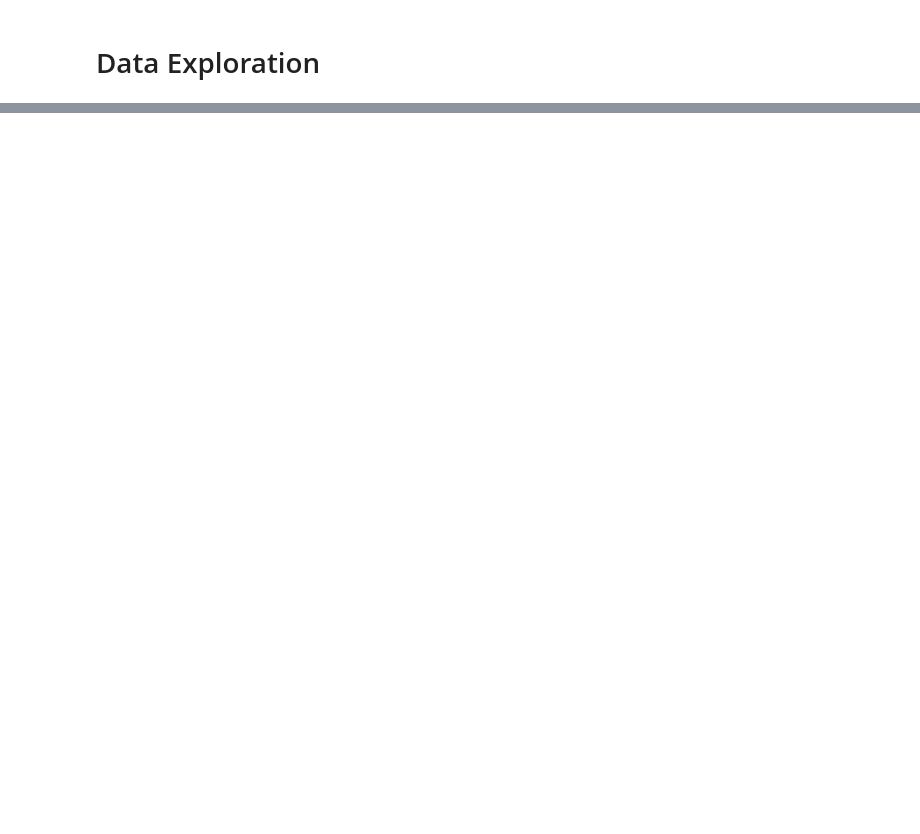
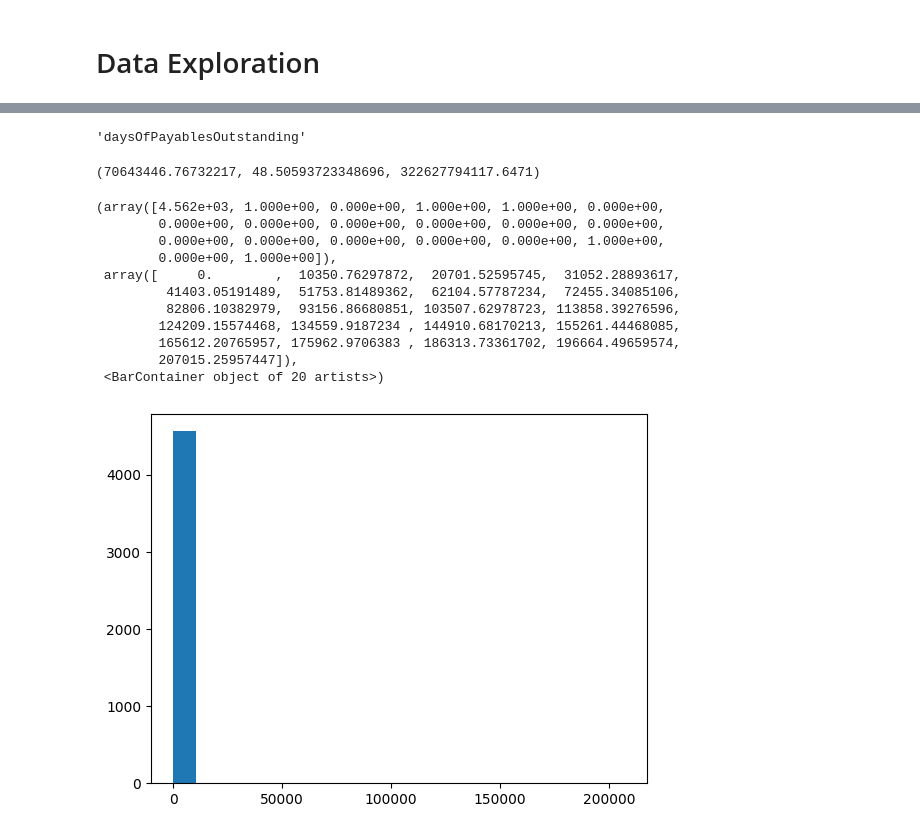
Before and after one commit to akin-aroge/dividend-cut-predictor, a Jupyter notebook: notebooks/01-data-exploration.ipynb, the cells around one changed output, grey strips where cells are left out. Cells and saved outputs as stored; diff of their text form; code cells hidden in the pictures; blank space fills up the shorter version.

```diff
--- a/notebooks/01-data-exploration.ipynb
+++ b/notebooks/01-data-exploration.ipynb
@@ -74,20 +134,0 @@ corrmat
-# %%
-label_col_name = 'dps_change_next_year'
-temp_df = (raw_data.select_dtypes(include=np.float_)
- .drop(labels=label_col_name, axis=1))
-
-def get_collinear_columns(df, thresh:float=0.99):
-
-    corr_mat = df.corr().abs()
-    corr_mat_u = corr_mat.where(np.triu(np.ones(corr_mat.shape), k=1)
-                                .astype(np.bool_))
-
-    cols_to_drop = [col for col in corr_mat_u.columns \
-                 if any(corr_mat_u[col] > thresh)]
-
-    independent_pair_cols = list(corr_mat_u[cols_to_drop].idxmax(axis=0).values)
-
-    return (len(cols_to_drop), list(zip(cols_to_drop, independent_pair_cols)))
-
-
-get_collinear_columns(temp_df, thresh=0.999)
@@ -111,0 +184,24 @@ get_collinear_columns(temp_df, thresh=0.999)
+# %%
+temp_df.columns[9]
+# %% [output]
+'daysOfPayablesOutstanding'
+# %%
+temp_df['daysOfPayablesOutstanding'].mean(), temp_df['daysOfPayablesOutstanding'].median(), \
+temp_df['daysOfPayablesOutstanding'].max()
+# %% [output]
+(70643446.76732217, 48.50593723348696, 322627794117.6471)
+# %%
+plt.hist(temp_df['currentRatio'], bins=20)
+# %% [output]
+(array([4.562e+03, 1.000e+00, 0.000e+00, 1.000e+00, 1.000e+00, 0.000e+00,
+        0.000e+00, 0.000e+00, 0.000e+00, 0.000e+00, 0.000e+00, 0.000e+00,
+        0.000e+00, 0.000e+00, 0.000e+00, 0.000e+00, 0.000e+00, 1.000e+00,
+        0.000e+00, 1.000e+00]),
+ array([     0.        ,  10350.76297872,  20701.52595745,  31052.28893617,
+         41403.05191489,  51753.81489362,  62104.57787234,  72455.34085106,
+         82806.10382979,  93156.86680851, 103507.62978723, 113858.39276596,
+        124209.15574468, 134559.9187234 , 144910.68170213, 155261.44468085,
+        165612.20765957, 175962.9706383 , 186313.73361702, 196664.49659574,
+        207015.25957447]),
+ <BarContainer object of 20 artists>)
+[figure, added]
```
Also changed, not shown: parts of 24 cells of this notebook, 19 other files.
